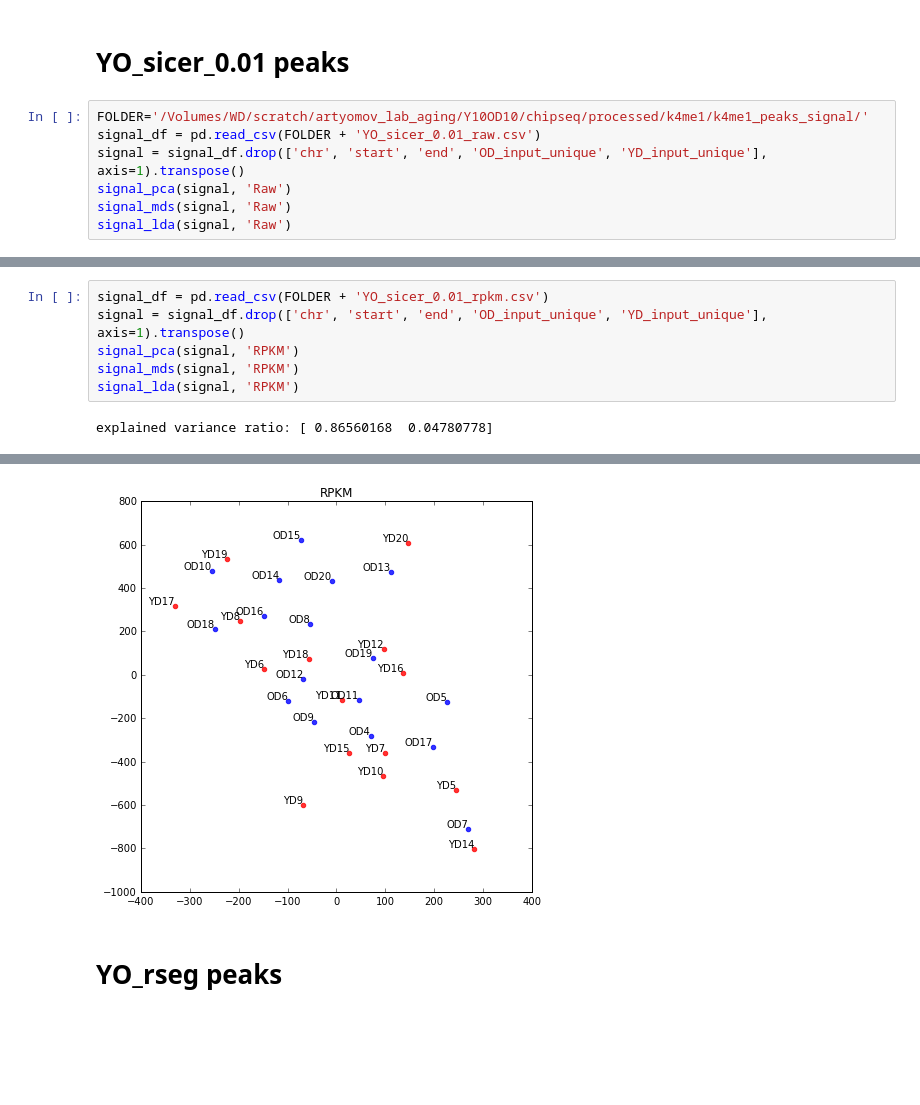
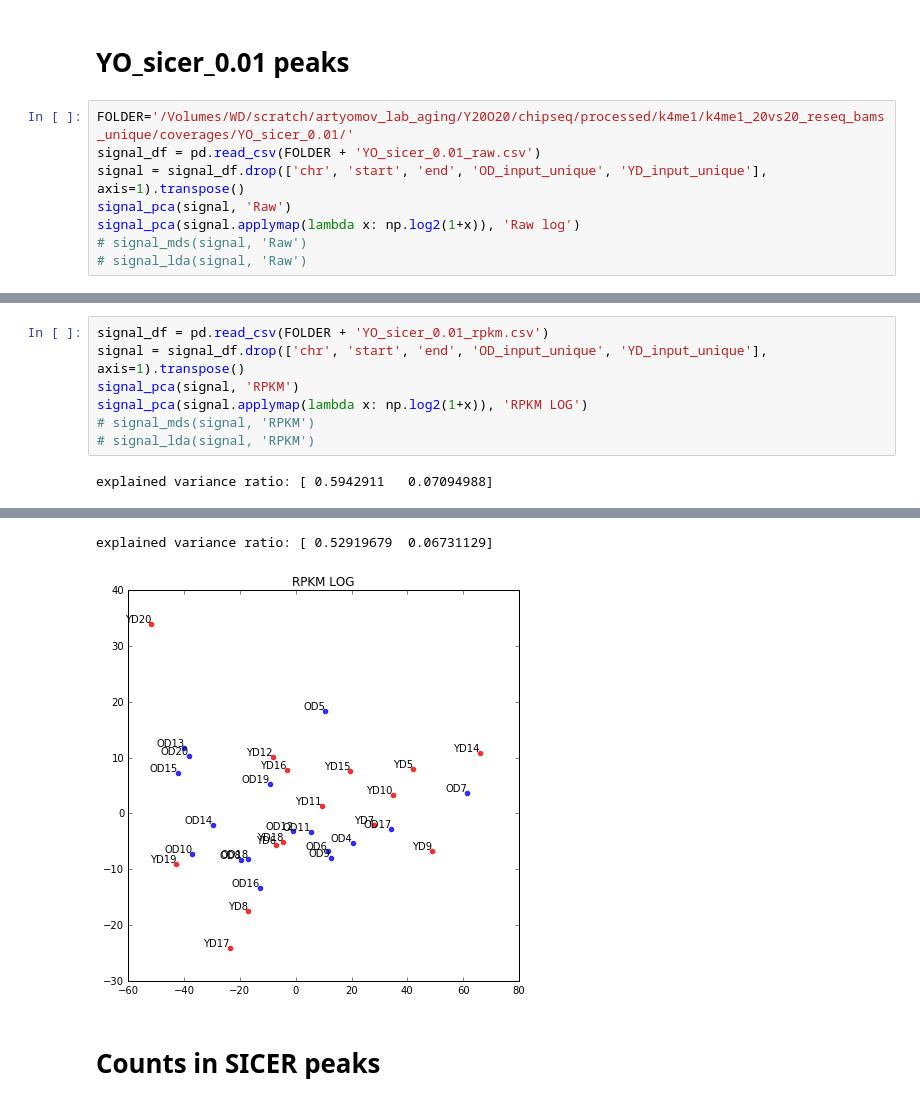
Before and after one commit to JetBrains-Research/washu, a Jupyter notebook: notebooks/k4me1_peaks_signal.ipynb, the cells around one changed output, grey strips where cells are left out. Cells and saved outputs as stored; diff of their text form; blank space fills up the shorter version.

```diff
--- a/notebooks/k4me1_peaks_signal.ipynb
+++ b/notebooks/k4me1_peaks_signal.ipynb
@@ -150,10 +113,11 @@ explained variance ratio: [ 0.48086272  0.0594639 ]
 # %% [markdown]
 # YO_sicer_0.01 peaks
 # %%
-FOLDER='/Volumes/WD/scratch/artyomov_lab_aging/Y10OD10/chipseq/processed/k4me1/k4me1_peaks_signal/'
+FOLDER='/Volumes/WD/scratch/artyomov_lab_aging/Y20O20/chipseq/processed/k4me1/k4me1_20vs20_reseq_bams_unique/coverages/YO_sicer_0.01/'
 signal_df = pd.read_csv(FOLDER + 'YO_sicer_0.01_raw.csv')
 signal = signal_df.drop(['chr', 'start', 'end', 'OD_input_unique', 'YD_input_unique'], axis=1).transpose()
 signal_pca(signal, 'Raw')
-signal_mds(signal, 'Raw')
-signal_lda(signal, 'Raw')
+signal_pca(signal.applymap(lambda x: np.log2(1+x)), 'Raw log')
+# signal_mds(signal, 'Raw')
+# signal_lda(signal, 'Raw')
 # %% [output]
@@ -184,7 +153,8 @@ explained variance ratio: [ 0.55968442  0.15607456]
 signal_df = pd.read_csv(FOLDER + 'YO_sicer_0.01_rpkm.csv')
 signal = signal_df.drop(['chr', 'start', 'end', 'OD_input_unique', 'YD_input_unique'], axis=1).transpose()
 signal_pca(signal, 'RPKM')
-signal_mds(signal, 'RPKM')
-signal_lda(signal, 'RPKM')
+signal_pca(signal.applymap(lambda x: np.log2(1+x)), 'RPKM LOG')
+# signal_mds(signal, 'RPKM')
+# signal_lda(signal, 'RPKM')
 # %% [output]
-explained variance ratio: [ 0.86560168  0.04780778]
+explained variance ratio: [ 0.5942911   0.07094988]
@@ -192,3 +162,4 @@ explained variance ratio: [ 0.86560168  0.04780778]
+explained variance ratio: [ 0.52919679  0.06731129]
-[figure, old version]
+[figure, new version]
 # %% [markdown]
-# YO_rseg peaks
+# Counts in SICER peaks
```
Also changed, not shown: parts of 20 cells of this notebook.
